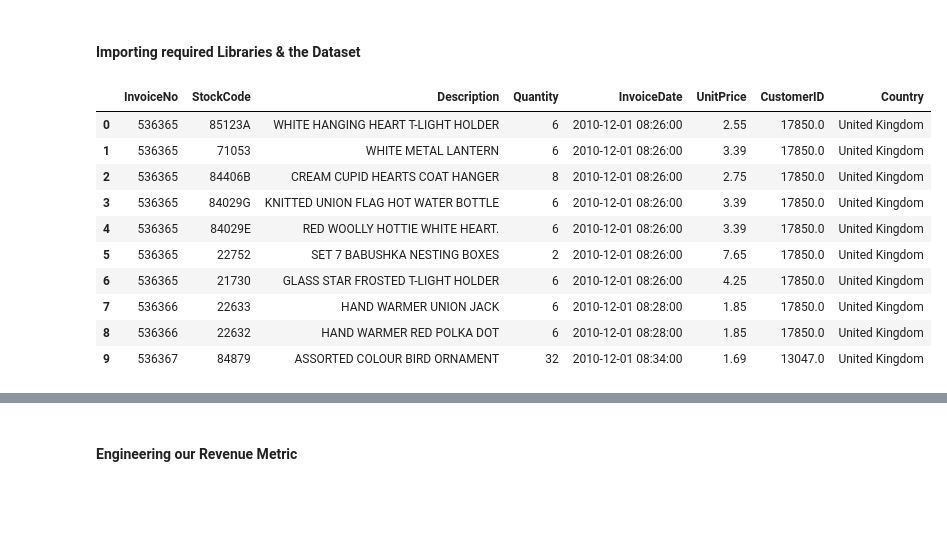
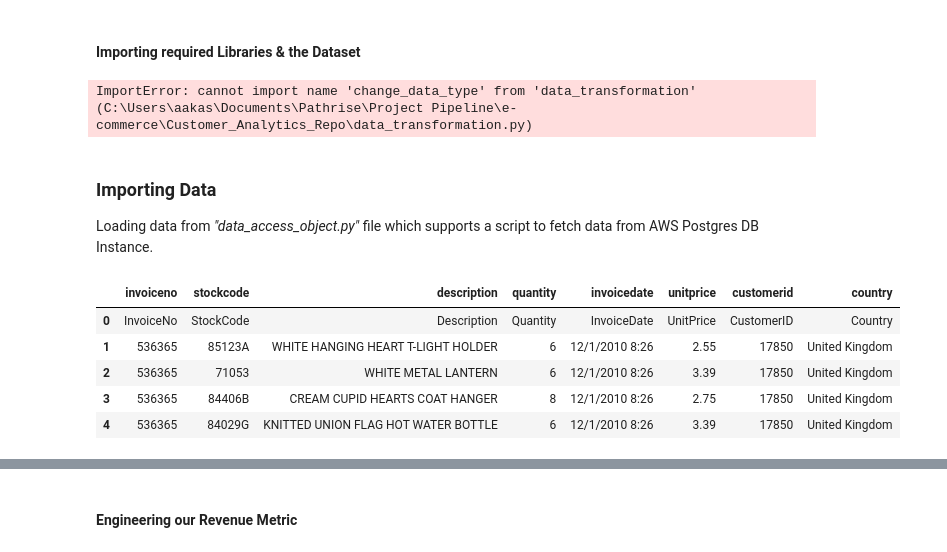
Before and after one commit to AakashSarap/Customer-Analytics, a Jupyter notebook: Part1 - Analyzing Our Data & Discovering the Metrics.ipynb, the cells around one changed output, grey strips where cells are left out. Saved outputs shown, nothing was run; the diff lists cells and outputs as text; code cells hidden in the pictures; blank space fills up the shorter version.

```diff
--- a/Part1 - Analyzing Our Data & Discovering the Metrics.ipynb
+++ b/Part1 - Analyzing Our Data & Discovering the Metrics.ipynb
@@ -22,22 +14,29 @@ import matplotlib.pyplot as plt
 import seaborn as sns
 import matplotlib.ticker as ticker
 
-# loading the dataset
+# importing custom functions
 
-df = pd.read_excel("Online Retail.xlsx")
+# For pulling data from AWS Postgres DB Instance - I have created a data_access_object.py file
+from data_access_object import get_data
+
+# for cleaning and wrangling - I have created a data_transformation.py file for performing data tranformations
+from data_transformation import remove_n_Row # dropping the first n rows from data
+from data_transformation import assign_col_names # for assigning column names as provided
+from data_transformation import change_data_type # for changing data types for our columns as required
+# %% [output]
+ImportError: cannot import name 'change_data_type' from 'data_transformation' (C:\Users\aakas\Documents\Pathrise\Project Pipeline\e-commerce\Customer_Analytics_Repo\data_transformation.py)
+# %% [markdown]
+### Importing Data
+Loading data from _"data_access_object.py"_ file which supports a script to fetch data from AWS Postgres DB Instance.
 # %%
-# let's have a look at our dataset
-
-df.head(10)
+# using custom 'get_data()' function to load data
+data = get_data()
+# Let's have a look at our dataset
+data.head()
 # %% [output]
-|  | InvoiceNo | StockCode | Description | Quantity | InvoiceDate | UnitPrice | CustomerID | Country |
-| 0 | 536365 | 85123A | WHITE HANGING HEART T-LIGHT HOLDER | 6 | 2010-12-01 08:26:00 | 2.55 | 17850.0 | United Kingdom |
-| 1 | 536365 | 71053 | WHITE METAL LANTERN | 6 | 2010-12-01 08:26:00 | 3.39 | 17850.0 | United Kingdom |
-| 2 | 536365 | 84406B | CREAM CUPID HEARTS COAT HANGER | 8 | 2010-12-01 08:26:00 | 2.75 | 17850.0 | United Kingdom |
-| 3 | 536365 | 84029G | KNITTED UNION FLAG HOT WATER BOTTLE | 6 | 2010-12-01 08:26:00 | 3.39 | 17850.0 | United Kingdom |
-| 4 | 536365 | 84029E | RED WOOLLY HOTTIE WHITE HEART. | 6 | 2010-12-01 08:26:00 | 3.39 | 17850.0 | United Kingdom |
-| 5 | 536365 | 22752 | SET 7 BABUSHKA NESTING BOXES | 2 | 2010-12-01 08:26:00 | 7.65 | 17850.0 | United Kingdom |
-| 6 | 536365 | 21730 | GLASS STAR FROSTED T-LIGHT HOLDER | 6 | 2010-12-01 08:26:00 | 4.25 | 17850.0 | United Kingdom |
-| 7 | 536366 | 22633 | HAND WARMER UNION JACK | 6 | 2010-12-01 08:28:00 | 1.85 | 17850.0 | United Kingdom |
-| 8 | 536366 | 22632 | HAND WARMER RED POLKA DOT | 6 | 2010-12-01 08:28:00 | 1.85 | 17850.0 | United Kingdom |
-| 9 | 536367 | 84879 | ASSORTED COLOUR BIRD ORNAMENT | 32 | 2010-12-01 08:34:00 | 1.69 | 13047.0 | United Kingdom |
+|  | invoiceno | stockcode | description | quantity | invoicedate | unitprice | customerid | country |
+| 0 | InvoiceNo | StockCode | Description | Quantity | InvoiceDate | UnitPrice | CustomerID | Country |
+| 1 | 536365 | 85123A | WHITE HANGING HEART T-LIGHT HOLDER | 6 | 12/1/2010 8:26 | 2.55 | 17850 | United Kingdom |
+| 2 | 536365 | 71053 | WHITE METAL LANTERN | 6 | 12/1/2010 8:26 | 3.39 | 17850 | United Kingdom |
+| 3 | 536365 | 84406B | CREAM CUPID HEARTS COAT HANGER | 8 | 12/1/2010 8:26 | 2.75 | 17850 | United Kingdom |
+| 4 | 536365 | 84029G | KNITTED UNION FLAG HOT WATER BOTTLE | 6 | 12/1/2010 8:26 | 3.39 | 17850 | United Kingdom |
```
Also changed, not shown: parts of 8 cells of this notebook.
